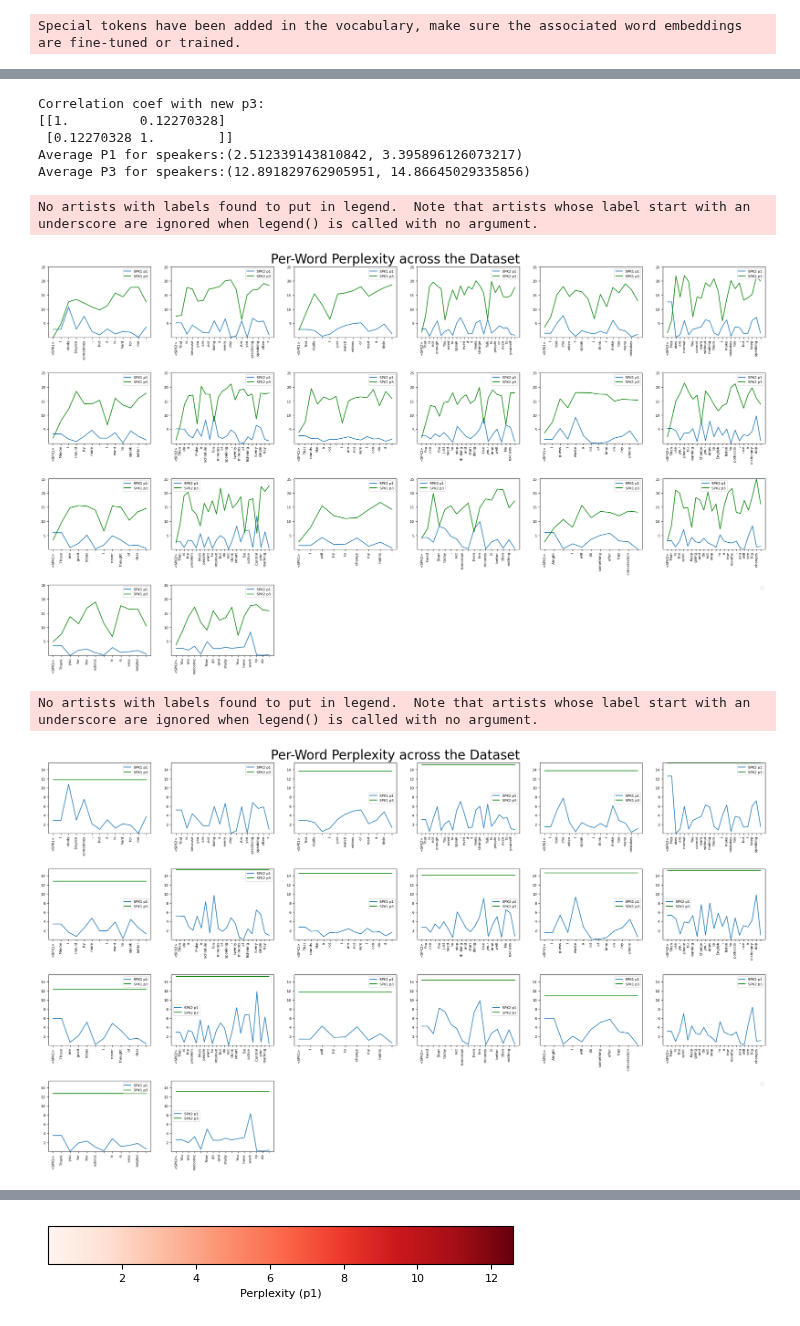
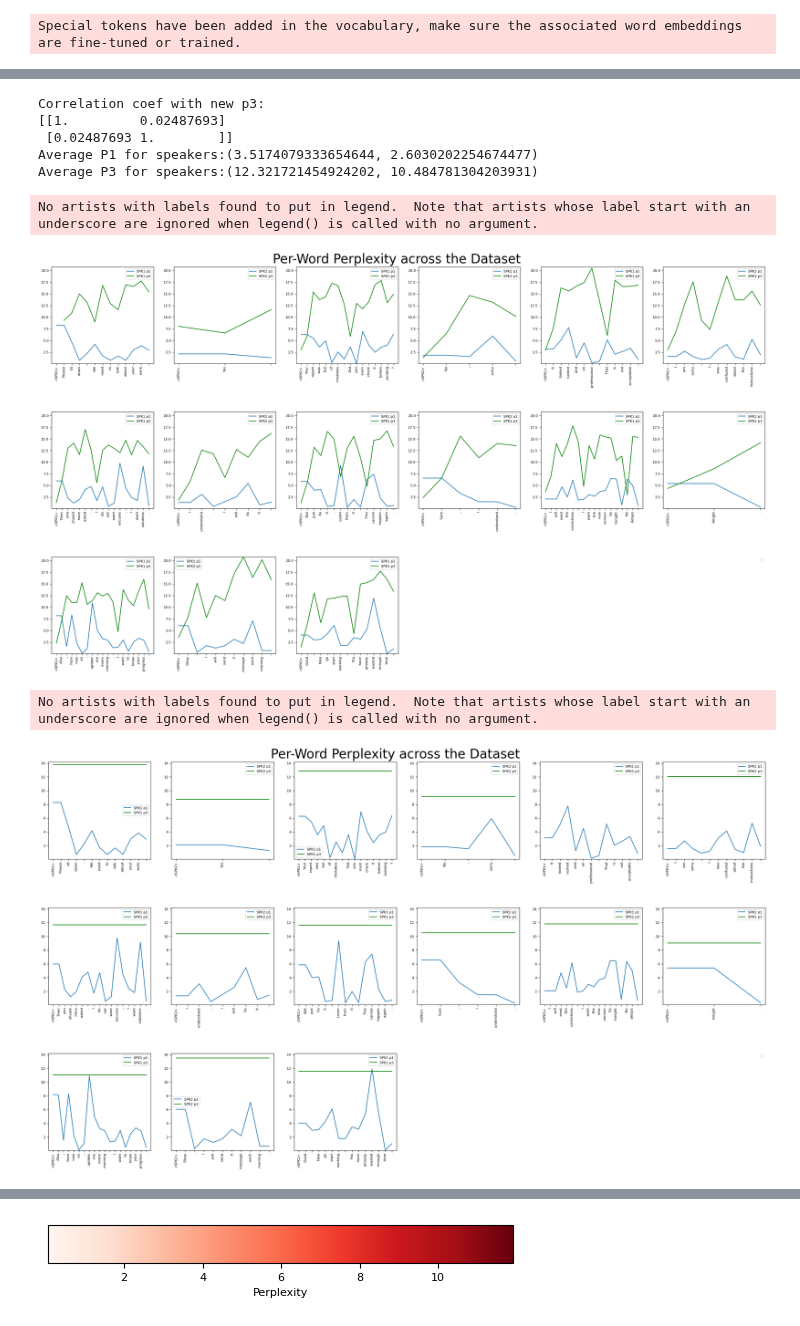
Before and after one commit to serenabono/conversational_dominance, a Jupyter notebook: notebooks/proof_of_concept.ipynb, the cells around one changed output, grey strips where cells are left out. Saved outputs shown, nothing was run; the diff lists cells and outputs as text; code cells hidden in the pictures.

Commit message:
Try different contexts

```diff
--- a/notebooks/proof_of_concept.ipynb
+++ b/notebooks/proof_of_concept.ipynb
@@ -272,7 +272,7 @@ def display_colored_sentences(tokens, p1):
         plt.cm.ScalarMappable(norm=norm, cmap=white_to_red),
         cax=ax, orientation='horizontal'
     )
-    cb1.set_label('Perplexity (p1)')
+    cb1.set_label('Perplexity')
     plt.show()
 
 def preprocess(text):
@@ -288,27 +288,27 @@ def preprocess(text):
 
     return dialog, matches
 # %%
-el=" <SPK1> So, thanks for coming today. We're going to play a quick quiz. I’m going to ask you three questions, and I would like you to guess the three most popular answers to these questions, which were posed to a group of one hundred people. <SPK1> Ok, sounds good. <SPK1> Alright, I’m going to ask the first question: What do people normally use to transport patients in a hospital? Think about things like an ambulance, a wheelchair, or a patient's bed. What would you say, <SPK2> ? <SPK2> Mhmm… um, ambulance? <SPK1> Correct, and can you guess the next two most popular answers? <SPK2> Hmm... wheelchair? <SPK1> Yes, good! And the third one? <SPK2> Maybe... a stretcher? <SPK1> Exactly! Well done. Now, let's move on to the second question. This one is a little different: What do you think is the most popular type of vacation destination? Some of the answers we got were beach resorts, mountain retreats, and city stays. Can you guess the top three? <SPK2> Uh… beach resorts? <SPK1> Yes, that’s number one! What about number two? <SPK2> Mountain retreat? <SPK1> Exactly. And number three? <SPK2> Uh… city stays? <SPK1> Perfect! Now we have the last one: What is the most common drink people enjoy at breakfast? Can you guess? <SPK2> Coffee? <SPK1> Right! What else? <SPK2> Maybe... juice? <SPK1> Correct! And the third one? <SPK2> Milk? <SPK1> Yes, that’s exactly right! Well done! You got all the answers!"
+el = " <SPK1> So, thanks for coming today. We're going to play a quick quiz. I’m going to ask you three questions, and I would like you to guess the three most popular answers to these questions, which were posed to a group of one hundred people. <SPK1> Ok, sounds good. <SPK1> Alright, I’m going to ask the first question: What do people normally use to transport patients in a hospital? Think about things like an ambulance, a wheelchair, or a patient's bed. What would you say, <SPK2> ? <SPK2> Mhmm… um, ambulance? <SPK1> Correct, and can you guess the next two most popular answers? <SPK2> Hmm... wheelchair? <SPK1> Yes, good! And the third one? <SPK2> Maybe... a stretcher? <SPK1> Exactly! Well done. Now, let's move on to the second question. This one is a little different: What do you think is the most popular type of vacation destination? Some of the answers we got were beach resorts, mountain retreats, and city stays. Can you guess the top three? <SPK2> Uh… beach resorts? <SPK1> Yes, that’s number one! What about number two? <SPK2> Mountain retreat? <SPK1> Exactly. And number three? <SPK2> Uh… city stays? <SPK1> Perfect! Now we have the last one: What is the most common drink people enjoy at breakfast? Can you guess? <SPK2> Coffee? <SPK1> Right! What else? <SPK2> Maybe... juice? <SPK1> Correct! And the third one? <SPK2> Milk? <SPK1> Yes, that’s exactly right! Well done! You got all the answers!"
 
-el_first_dominant = """
-<SPK1> Sit down. We need to talk about your work.
-<SPK2> Yes, of course.
+dialog_first_dominant = """
+<SPK1> Please sit down. We need to talk about your work.
+<SPK2> Yes.
 <SPK1> Your report was full of mistakes. Did you even check it before sending?
-<SPK2> I checked it, but maybe I missed some things.
-<SPK1> Some things? It looked rushed and unprofessional. That is not acceptable.
-<SPK2> I am sorry. I was a bit confused about the instructions.
+<SPK2> No, sorry.
+<SPK1> It looked rushed and unprofessional. That is not acceptable.
+<SPK2> I am sorry. I was confused about the instructions.
 <SPK1> Then you should have asked. I do not want excuses, I want solutions.
 <SPK2> I understand. I will fix it.
 <SPK1> Not just fix it. Learn from it. This cannot happen again.
-<SPK2> I will make sure it does not.
+<SPK2> Sure, I understand.
 <SPK1> I will send the corrections. I want the new version by tonight. No delays.
-<SPK2> Alright. I will finish it today.
+<SPK2> Alright.
 <SPK1> Also, from now on, update me every morning. I want to know your progress.
 <SPK2> Okay. I will send a message each morning.
 <SPK1> Good. Now go start working. You have already wasted enough time.
 """
 
-el_second_dominant = """
+dialog_second_dominant = """
 <SPK1> I study English sometimes, but it is hard for me.
 <SPK2> That is because you are not doing it every day. Are you practicing speaking often?
 <SPK1> Not really. I just watch videos or read a little.
@@ -331,7 +331,7 @@ el_second_dominant = """
 <SPK2> You are welcome. Now go and study. You have work to do.
 """
 
-el_first_dominant_2 = """
+dialog_first_dominant_2 = """
 <SPK1> You are late again. We said nine o clock, do you remember?
 <SPK2> Yes, I remember. I am really sorry. The bus did not come on time.
 <SPK1> That is not the first time. You always have some excuse.
@@ -349,7 +349,7 @@ el_first_dominant_2 = """
 <SPK1> Good. Let us get started now. We have no more time to waste.
 """
 
-el_second_dominant_2 = """
+dialog_second_dominant_2 = """
 <SPK1> I think we should meet tomorrow to finish the project.
 <SPK2> No, we will meet today. We are already behind, and I want results.
 <SPK1> But I have some other things planned for today.
@@ -399,30 +370,31 @@ display(dialog)
 # %%
 # V4: New P3, New P1, use next token's perplexity for first element of p1, use <SPK1> and <SPK2>
-dialog, matches = preprocess(turn_based_el)
+dialog, matches = preprocess(dialog_first_dominant)
+pre_context = "" # "<SPK1> is a boss and <SPK2> is an employee. <SPk1> is angry and they are talking about <SPK2> being late always."
 
 tokens = [tokenizer(section, return_tensors="pt", return_offsets_mapping=True).input_ids[0] for section in dialog]
 perplexity_scores_p1 = p1_new(dialog, pre_context=pre_context)
 perplexity_scores_p3 = p3_new(dialog, pre_context=pre_context)
 perplexity_scores_p3_backup = perplexity_scores_p3.copy()
 perplexity_scores_p3 = agg_p3_new(tokens, perplexity_scores_p3)
 
 perplexity_scores_p1 = p1_use_next_token_ppl_for_speaker_begin_token(tokens, perplexity_scores_p1)
 print("Correlation coef with new p3:")
 print(np.corrcoef(perplexity_scores_p1[1:], perplexity_scores_p3[1:]))
 print(f"Average P1 for speakers:{mean_p_per_speaker(tokens, perplexity_scores_p1)}")
 print(f"Average P3 for speakers:{mean_p_per_speaker(tokens, perplexity_scores_p3)}")
 print()
 compute_graph_perplexity(tokens, perplexity_scores_p1, perplexity_scores_p3_backup, matches) # Shows the non-aggregated p3. note that now p3 and p1 are not equal because we changed the first element of p1 to use the next token's perplexity.
 compute_graph_perplexity(tokens, perplexity_scores_p1, perplexity_scores_p3, matches) # Shows the non-aggregated p3. note that now p3 and p1 are not equal because we changed the first element of p1 to use the next token's perplexity.
 
 display_colored_sentences(tokens, perplexity_scores_p1)
 # %% [output]
 Correlation coef with new p3:
-[[1.         0.12270328]
- [0.12270328 1.        ]]
-Average P1 for speakers:(2.512339143810842, 3.395896126073217)
-Average P3 for speakers:(12.891829762905951, 14.86645029335856)
+[[1.         0.02487693]
+ [0.02487693 1.        ]]
+Average P1 for speakers:(3.5174079333654644, 2.6030202254674477)
+Average P3 for speakers:(12.321721454924202, 10.484781304203931)
 No artists with labels found to put in legend.  Note that artists whose label start with an underscore are ignored when legend() is called with no argument.
-[figure, old version]
+[figure, new version]
 No artists with labels found to put in legend.  Note that artists whose label start with an underscore are ignored when legend() is called with no argument.
-[figure, old version]
+[figure, new version]
@@ -449,2 +416,2 @@ No artists with labels found to put in legend.  Note that artists whose label st
-[figure, old version]
+[figure, new version]
 # %%
```
Also changed, not shown: parts of 4 cells of this notebook.
